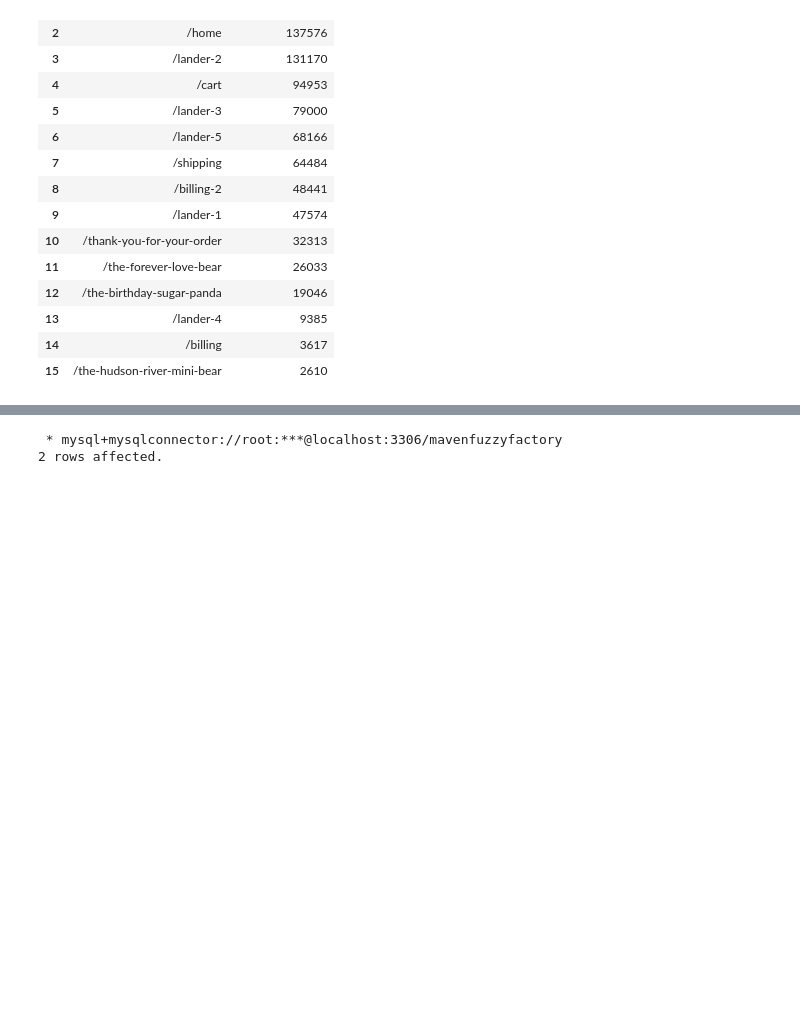
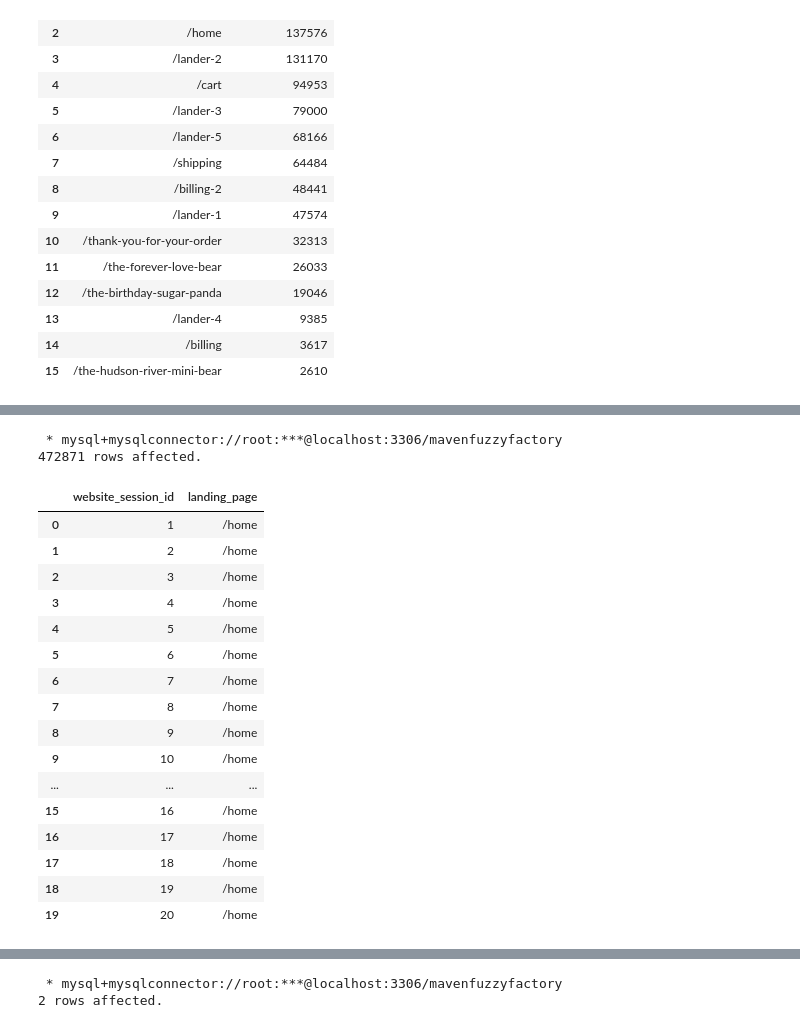
Before and after one commit to naivomah3/sql-data-profiling, a Jupyter notebook: MavenFuzzyFactory - Data Profiling.ipynb, the cells around one changed output, grey strips where cells are left out. Drawn from its saved outputs; the diff is of its cells as text; code cells hidden in the pictures; blank space fills up the shorter version.

```diff
--- a/MavenFuzzyFactory - Data Profiling.ipynb
+++ b/MavenFuzzyFactory - Data Profiling.ipynb
@@ -454,0 +471,28 @@ FROM website_sessions
+# %%
+%%sql            # `first_page_view` is a temporary table
+SELECT
+    first_page_view.website_session_id,
+    website_pageviews.pageview_url AS landing_page
+FROM first_page_view
+    LEFT JOIN website_pageviews
+        ON first_page_view.landing_page_id = website_pageviews.website_pageview_id
+# %% [output]
+ * mysql+mysqlconnector://root:***@localhost:3306/mavenfuzzyfactory
+472871 rows affected.
+|  | website_session_id | landing_page |
+| 0 | 1 | /home |
+| 1 | 2 | /home |
+| 2 | 3 | /home |
+| 3 | 4 | /home |
+| 4 | 5 | /home |
+| 5 | 6 | /home |
+| 6 | 7 | /home |
+| 7 | 8 | /home |
+| 8 | 9 | /home |
+| 9 | 10 | /home |
+| ... | ... | ... |
+| 15 | 16 | /home |
+| 16 | 17 | /home |
+| 17 | 18 | /home |
+| 18 | 19 | /home |
+| 19 | 20 | /home |
```
Also changed, not shown: parts of 11 cells of this notebook.
